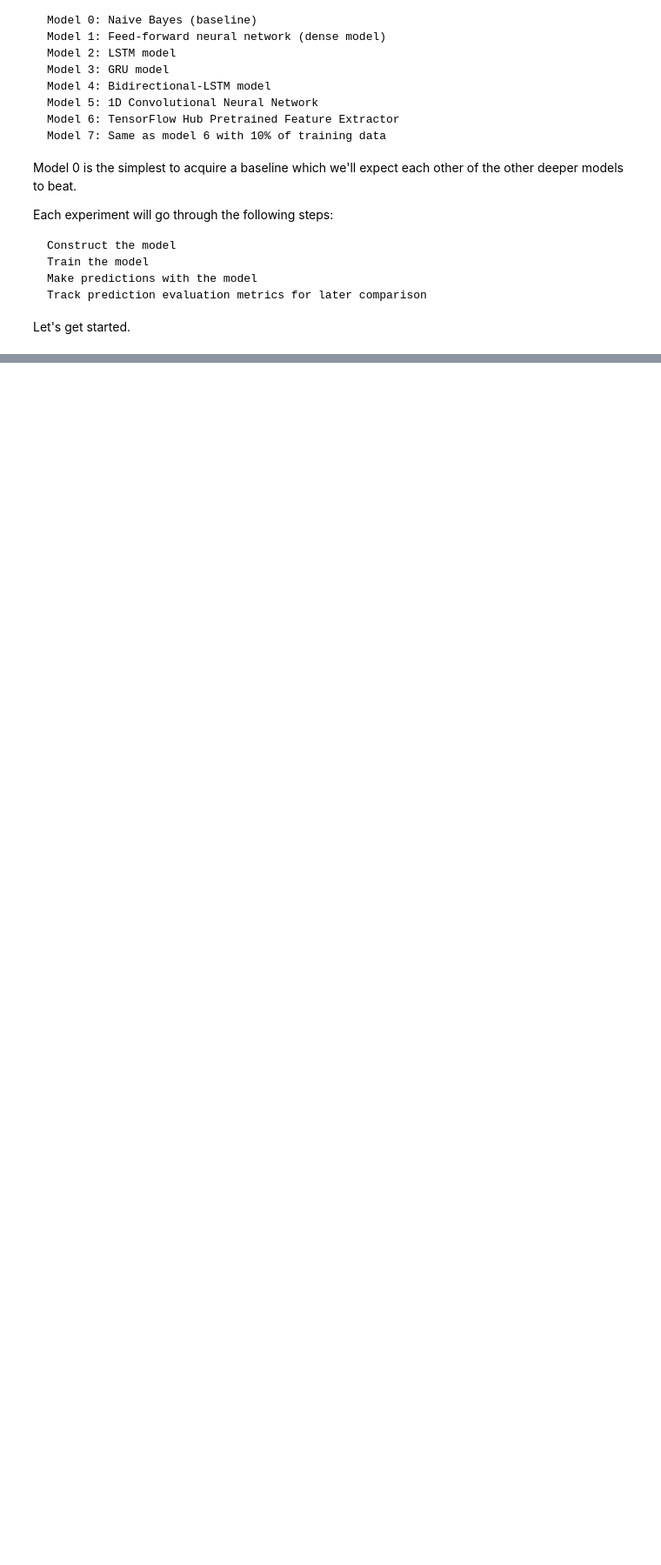
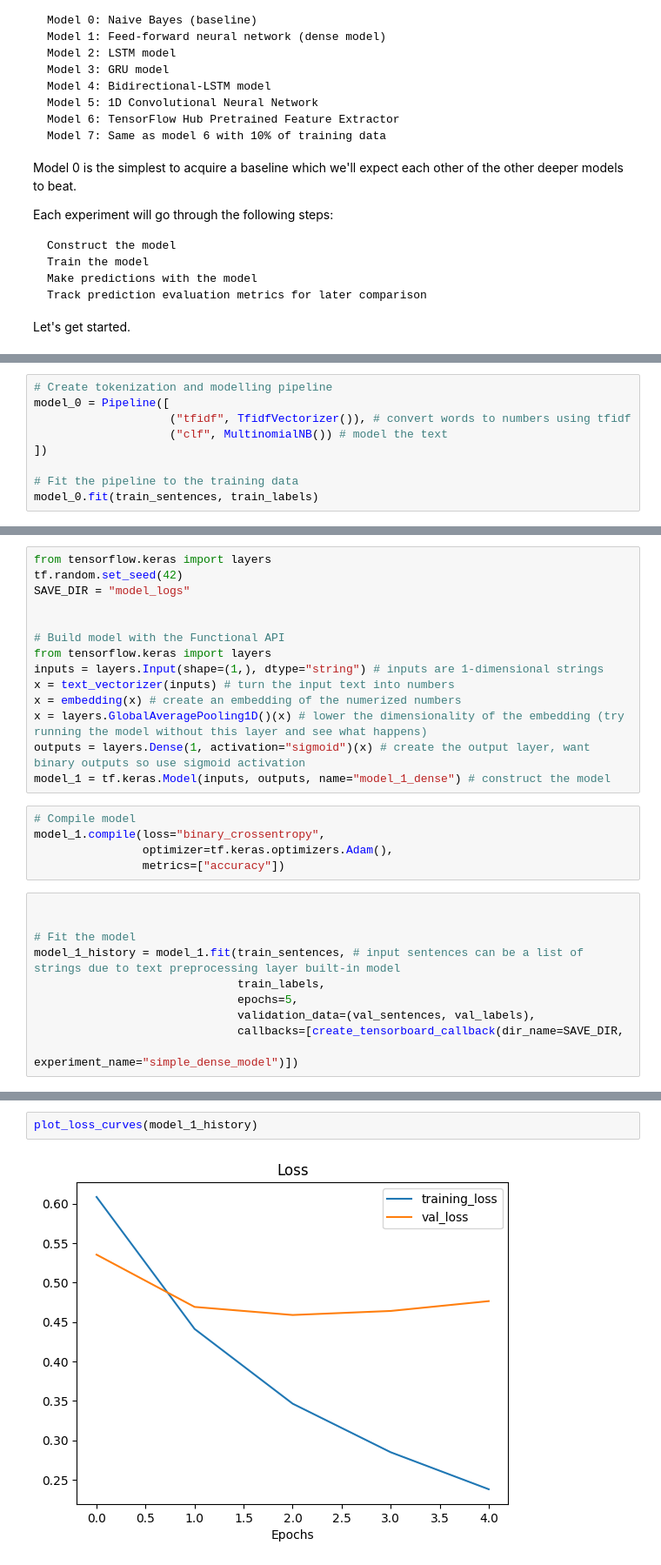
Before and after one commit to khanabdulmajid/tensorflow_deep_learning, a Jupyter notebook: 08_Introduction_to_NLP_in_TensorFlow.ipynb, the cells around one changed output, grey strips where cells are left out. Shown: that part at 87% size. Drawn from its saved outputs; the diff is of its cells as text; blank space fills up the shorter version.

```diff
--- a/08_Introduction_to_NLP_in_TensorFlow.ipynb
+++ b/08_Introduction_to_NLP_in_TensorFlow.ipynb
@@ -7493,0 +7498,9 @@ Let's get started.
+# %%
+# Create tokenization and modelling pipeline
+model_0 = Pipeline([
+                    ("tfidf", TfidfVectorizer()), # convert words to numbers using tfidf
+                    ("clf", MultinomialNB()) # model the text
+])
+
+# Fit the pipeline to the training data
+model_0.fit(train_sentences, train_labels)
@@ -7493,0 +7554,29 @@ Let's get started.
+# %%
+from tensorflow.keras import layers
+tf.random.set_seed(42)
+SAVE_DIR = "model_logs"
+
+
+# Build model with the Functional API
+from tensorflow.keras import layers
+inputs = layers.Input(shape=(1,), dtype="string") # inputs are 1-dimensional strings
+x = text_vectorizer(inputs) # turn the input text into numbers
+x = embedding(x) # create an embedding of the numerized numbers
+x = layers.GlobalAveragePooling1D()(x) # lower the dimensionality of the embedding (try running the model without this layer and see what happens)
+outputs = layers.Dense(1, activation="sigmoid")(x) # create the output layer, want binary outputs so use sigmoid activation
+model_1 = tf.keras.Model(inputs, outputs, name="model_1_dense") # construct the model
+# %%
+# Compile model
+model_1.compile(loss="binary_crossentropy",
+                optimizer=tf.keras.optimizers.Adam(),
+                metrics=["accuracy"])
+# %%
+
+
+# Fit the model
+model_1_history = model_1.fit(train_sentences, # input sentences can be a list of strings due to text preprocessing layer built-in model
+                              train_labels,
+                              epochs=5,
+                              validation_data=(val_sentences, val_labels),
+                              callbacks=[create_tensorboard_callback(dir_name=SAVE_DIR,
+                                                                     experiment_name="simple_dense_model")])
@@ -7493,0 +7627,4 @@ Let's get started.
+# %%
+plot_loss_curves(model_1_history)
+# %% [output]
+[figure, added]
```
Also changed, not shown: parts of 18 cells of this notebook.
